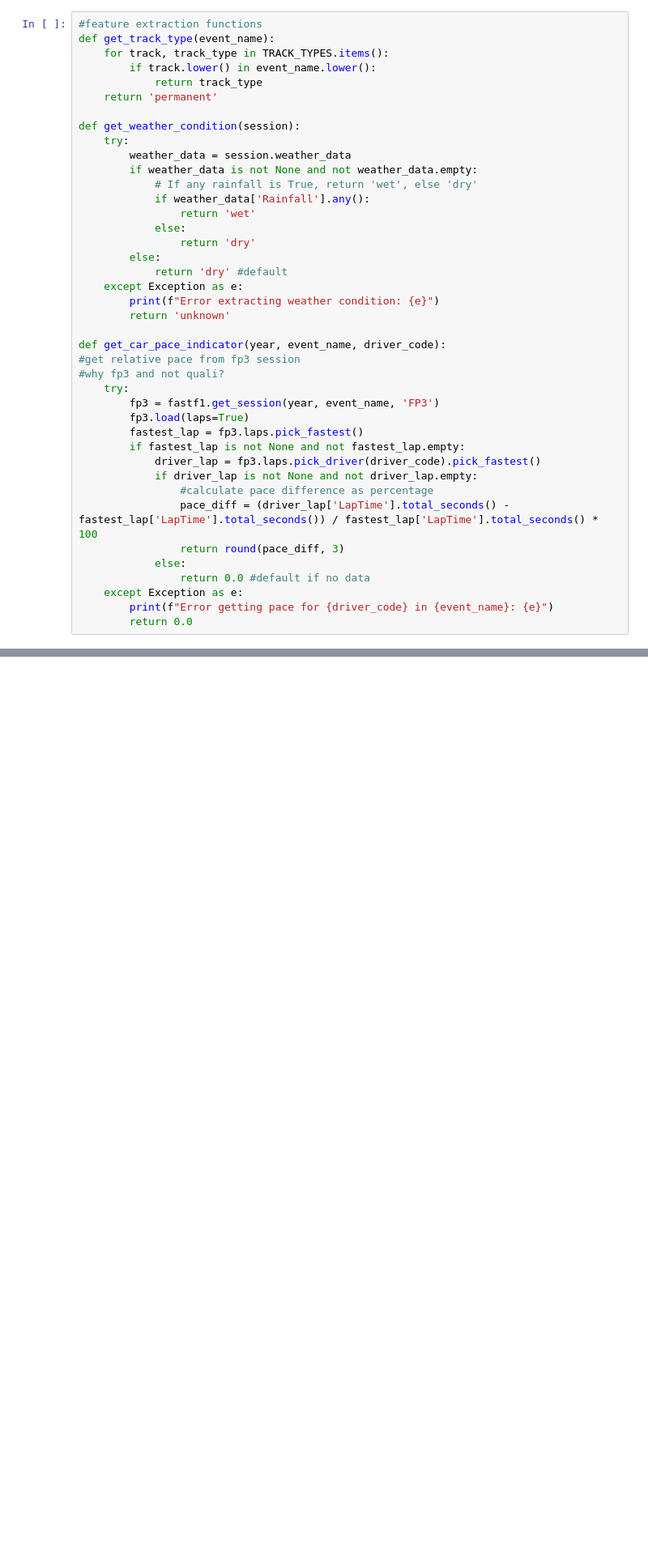
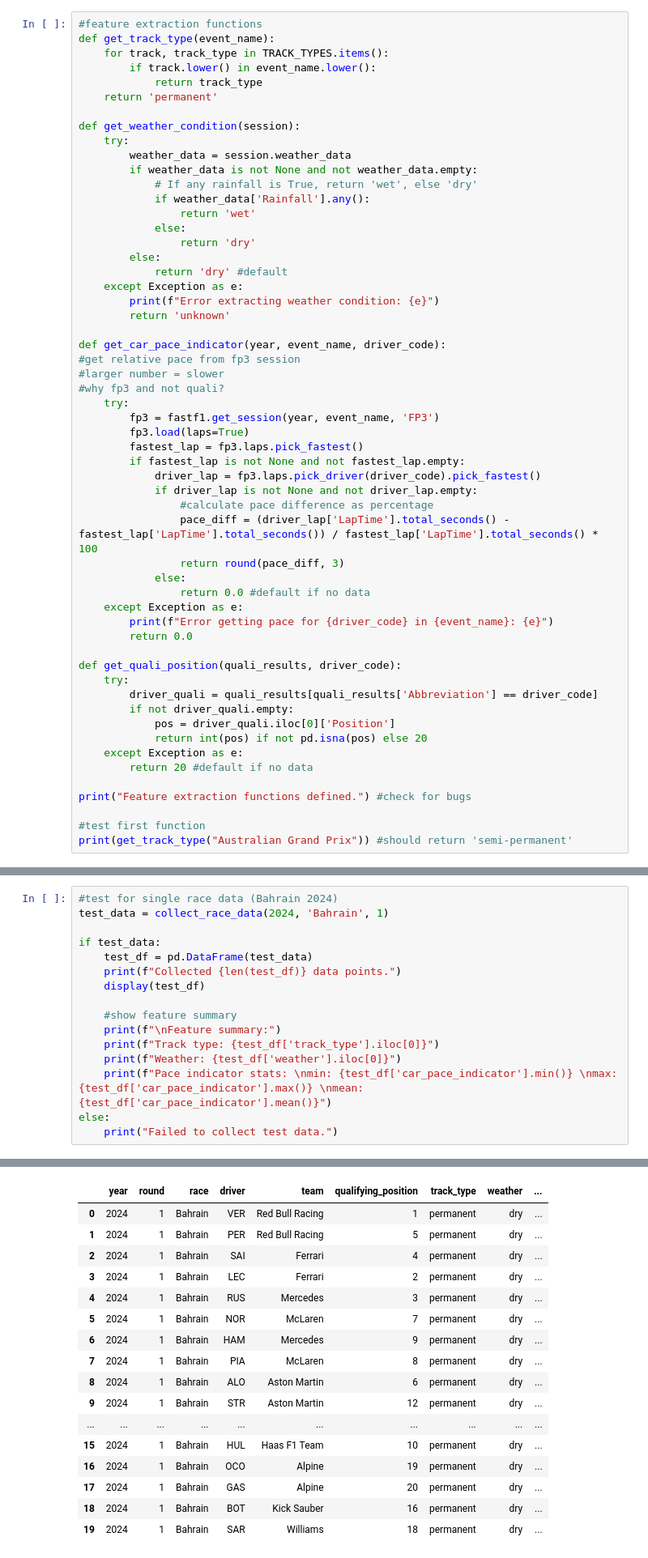
Before and after one commit to roronoazoero/ML-Project-F1-prediction-2025, a Jupyter notebook: notebooks/data_collection.ipynb, the cells around one changed output, grey strips where cells are left out. Shown at 81% size. Cells and saved outputs as stored; diff of their text form; blank space fills up the shorter version.

Commit message:
Add a function that collects all needed features of a race

```diff
--- a/notebooks/data_collection.ipynb
+++ b/notebooks/data_collection.ipynb
@@ -51,6 +51,7 @@ def get_weather_condition(session):
 
 def get_car_pace_indicator(year, event_name, driver_code):
 #get relative pace from fp3 session
+#larger number = slower
 #why fp3 and not quali?
     try:
         fp3 = fastf1.get_session(year, event_name, 'FP3')
@@ -67,3 +68,17 @@ def get_car_pace_indicator(year, event_name, driver_code):
     except Exception as e:
         print(f"Error getting pace for {driver_code} in {event_name}: {e}")
         return 0.0
+
+def get_quali_position(quali_results, driver_code):
+    try:
+        driver_quali = quali_results[quali_results['Abbreviation'] == driver_code]
+        if not driver_quali.empty:
+            pos = driver_quali.iloc[0]['Position']
+            return int(pos) if not pd.isna(pos) else 20
+    except Exception as e:
+        return 20 #default if no data
+
+print("Feature extraction functions defined.") #check for bugs
+
+#test first function
+print(get_track_type("Australian Grand Prix")) #should return 'semi-permanent'
@@ -69,0 +141,17 @@ def get_car_pace_indicator(year, event_name, driver_code):
+# %%
+#test for single race data (Bahrain 2024)
+test_data = collect_race_data(2024, 'Bahrain', 1)
+
+if test_data:
+    test_df = pd.DataFrame(test_data)
+    print(f"Collected {len(test_df)} data points.")
+    display(test_df)
+
+    #show feature summary
+    print(f"\nFeature summary:")
+    print(f"Track type: {test_df['track_type'].iloc[0]}")
+    print(f"Weather: {test_df['weather'].iloc[0]}")
+    print(f"Pace indicator stats: \nmin: {test_df['car_pace_indicator'].min()} \nmax: {test_df['car_pace_indicator'].max()} \nmean: {test_df['car_pace_indicator'].mean()}")
+else:
+    print("Failed to collect test data.")
+# %% [output]
@@ -69,0 +176,17 @@ def get_car_pace_indicator(year, event_name, driver_code):
+|  | year | round | race | driver | team | qualifying_position | track_type | weather | ... |
+| 0 | 2024 | 1 | Bahrain | VER | Red Bull Racing | 1 | permanent | dry | ... |
+| 1 | 2024 | 1 | Bahrain | PER | Red Bull Racing | 5 | permanent | dry | ... |
+| 2 | 2024 | 1 | Bahrain | SAI | Ferrari | 4 | permanent | dry | ... |
+| 3 | 2024 | 1 | Bahrain | LEC | Ferrari | 2 | permanent | dry | ... |
+| 4 | 2024 | 1 | Bahrain | RUS | Mercedes | 3 | permanent | dry | ... |
+| 5 | 2024 | 1 | Bahrain | NOR | McLaren | 7 | permanent | dry | ... |
+| 6 | 2024 | 1 | Bahrain | HAM | Mercedes | 9 | permanent | dry | ... |
+| 7 | 2024 | 1 | Bahrain | PIA | McLaren | 8 | permanent | dry | ... |
+| 8 | 2024 | 1 | Bahrain | ALO | Aston Martin | 6 | permanent | dry | ... |
+| 9 | 2024 | 1 | Bahrain | STR | Aston Martin | 12 | permanent | dry | ... |
+| ... | ... | ... | ... | ... | ... | ... | ... | ... | ... |
+| 15 | 2024 | 1 | Bahrain | HUL | Haas F1 Team | 10 | permanent | dry | ... |
+| 16 | 2024 | 1 | Bahrain | OCO | Alpine | 19 | permanent | dry | ... |
+| 17 | 2024 | 1 | Bahrain | GAS | Alpine | 20 | permanent | dry | ... |
+| 18 | 2024 | 1 | Bahrain | BOT | Kick Sauber | 16 | permanent | dry | ... |
+| 19 | 2024 | 1 | Bahrain | SAR | Williams | 18 | permanent | dry | ... |
```
Also changed, not shown: parts of 3 cells of this notebook.
